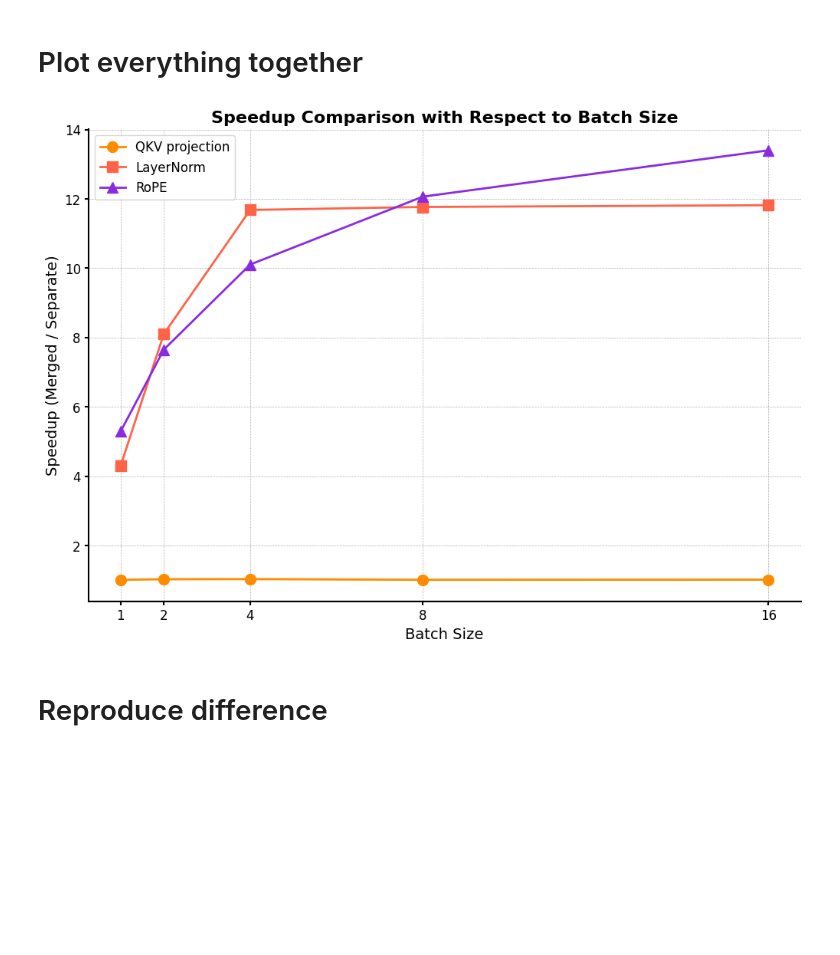
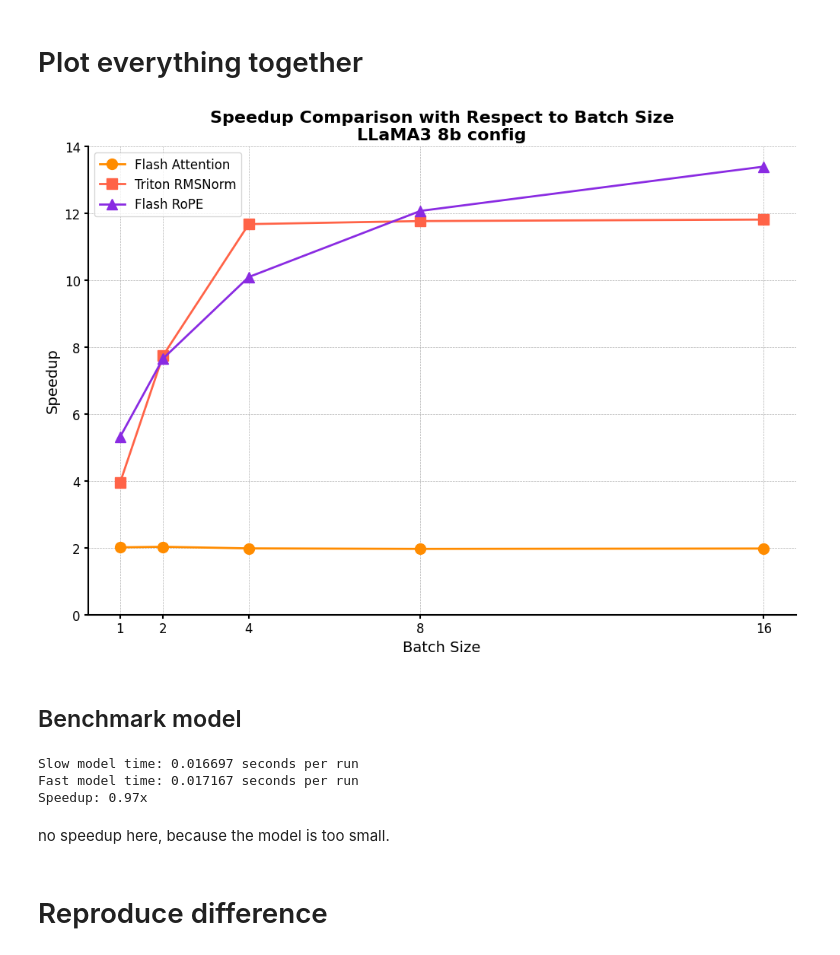
Before and after one commit to zzhhjjj/LLaMA, a Jupyter notebook: tools/benchmark/benchmark.ipynb, the cells around one changed output. Saved outputs shown, nothing was run; the diff lists cells and outputs as text; code cells hidden in the pictures; blank space fills up the shorter version.

Commit message:
benchmark experiements

```diff
--- a/tools/benchmark/benchmark.ipynb
+++ b/tools/benchmark/benchmark.ipynb
@@ -534,0 +804,26 @@ Speedup:  12.935580298870494
+# %%
+n_runs = 400
+# time per run
+rms_t, rms_m = benchmark_forward(rmsnorm, x, repeats=n_runs, desc="", verbose=False, amp=False, amp_dtype=torch.bfloat16)
+triton_t,triton_m = benchmark_forward(triton_rmsnorm, x, repeats=n_runs, desc="", verbose=False, amp=False, amp_dtype=torch.bfloat16)
+liger_t, liger_m = benchmark_forward(liger_rmsnorm, x, repeats=n_runs, desc="", verbose=False, amp=False, amp_dtype=torch.bfloat16)
+
+print("Forward pass")
+print("LLaMA RMSNorm", rms_m.mean)
+print("Triton RMSNorm",triton_m.mean)
+print("Liger RMSNorm", liger_m.mean)
+print("Speedup: ", rms_m.mean / triton_m.mean)
+print("Speedup liger/rmsnorm: ", rms_m.mean / liger_m.mean)
+print("Speedup liger/triton: ", triton_m.mean / liger_m.mean)
+
+_, rms_backward = benchmark_backward(rmsnorm, x, repeats=n_runs, desc="", verbose=False, amp=False, amp_dtype=torch.bfloat16)
+_, triton_backward = benchmark_backward(triton_rmsnorm, x, repeats=n_runs, desc="", verbose=False, amp=False, amp_dtype=torch.bfloat16)
+_, liger_backward = benchmark_backward(liger_rmsnorm, x, repeats=n_runs, desc="", verbose=False, amp=False, amp_dtype=torch.bfloat16)
+
+print("\nBackward pass")
+print("LLaMA RMSNorm",rms_backward.mean)
+print("Triton RMSNorm",triton_backward.mean)
+print("Liger RMSNorm",liger_backward.mean)
+print("Speedup: ", rms_backward.mean / triton_backward.mean)
+print("Speedup liger/rmsnorm: ", rms_backward.mean / liger_backward.mean)
+print("Speedup liger/triton: ", triton_backward.mean / liger_backward.mean)
@@ -536,9 +847,8 @@ Speedup:  12.935580298870494
 # Run benchmarks
 n_runs = 400
 
-time_rmsnorm = benchmark(rmsnorm, x, n_runs=n_runs)
-time_triton_rmsnorm = benchmark(triton_rmsnorm, x, n_runs=n_runs)
-
+# time_rmsnorm = benchmark(rmsnorm, x, n_runs=n_runs)
+# time_triton_rmsnorm = benchmark(triton_rmsnorm, x, n_runs=n_runs)
 
 time_triton_rmsnorm = benchmark(triton_rmsnorm, x, n_runs=n_runs, profiler_output_folder="triton_rmsnorm")
 time_rmsnorm = benchmark(rmsnorm, x, n_runs=n_runs, profiler_output_folder="rmsnorm")
@@ -871,35 +1175,41 @@ plt.show()
 # %%
 # Plotting all three benchmarks in one graph with improved colors and styling
 plt.figure(figsize=(12, 8))
 
 # Plot for QKV
-plt.plot(batch_sizes, speedups_qkv, marker='o', linestyle='-', color='darkorange', linewidth=2, markersize=10, label='QKV projection')  # Using DarkOrange color
+# plt.plot(batch_sizes, speedups_qkv, marker='o', linestyle='-', color='darkorange', linewidth=2, markersize=10, label='QKV projection')  # Using DarkOrange color
+
+# Plot for Flash attention
+plt.plot(batch_sizes, speedup_flash, marker='o', linestyle='-', color='darkorange', linewidth=2, markersize=10, label='Flash Attention')  # Using DarkOrange color
 
 # Plot for LayerNorm
-plt.plot(batch_sizes, speedups_ln, marker='s', linestyle='-', color='#FF6347', linewidth=2, markersize=10, label='LayerNorm')  # Using Tomato color
+plt.plot(batch_sizes, speedups_ln, marker='s', linestyle='-', color='#FF6347', linewidth=2, markersize=10, label='Triton RMSNorm')  # Using Tomato color
 
 # Plot for RoPE
-plt.plot(batch_sizes, speedups_rope, marker='^', linestyle='-', color='#8A2BE2', linewidth=2, markersize=10, label='RoPE')  # Using BlueViolet color
+plt.plot(batch_sizes, speedups_rope, marker='^', linestyle='-', color='#8A2BE2', linewidth=2, markersize=10, label='Flash RoPE')  # Using BlueViolet color
 
 # Adding labels, title, and legend
 plt.xlabel('Batch Size', fontsize=14)
-plt.ylabel('Speedup (Merged / Separate)', fontsize=14)
-plt.title('Speedup Comparison with Respect to Batch Size', fontsize=16, fontweight='bold')
+plt.ylabel('Speedup', fontsize=14)
+plt.title('Speedup Comparison with Respect to Batch Size\nLLaMA3 8b config', fontsize=16, fontweight='bold')
 plt.grid(True, which='both', linestyle='--', linewidth=0.5)
 plt.xticks(batch_sizes, fontsize=12)
 plt.yticks(fontsize=12)
+plt.ylim(0, 14)
 
 # Adding some style to the plot
 plt.gca().spines['top'].set_visible(False)
 plt.gca().spines['right'].set_visible(False)
 plt.gca().spines['left'].set_linewidth(1.5)
 plt.gca().spines['bottom'].set_linewidth(1.5)
 plt.gca().tick_params(width=1.5)
 
 # Adding legend
 plt.legend(fontsize=12)
 
 # Display the plot
 plt.show()
 # %% [output]
-[figure, old version]
+[figure, new version]
+# %% [markdown]
+## Benchmark model
@@ -906,3 +1286,13 @@ plt.show()
+# %%
+print(f"Slow model time: {time_slow:.6f} seconds per run")
+print(f"Fast model time: {time_fast:.6f} seconds per run")
+print(f"Speedup: {time_slow / time_fast:.2f}x")
+# %% [output]
+Slow model time: 0.016697 seconds per run
+Fast model time: 0.017167 seconds per run
+Speedup: 0.97x
+# %% [markdown]
+no speedup here, because the model is too small.
 # %% [markdown]
 # Reproduce difference
 # %% [markdown]
```
Also changed, not shown: parts of 21 cells of this notebook.
